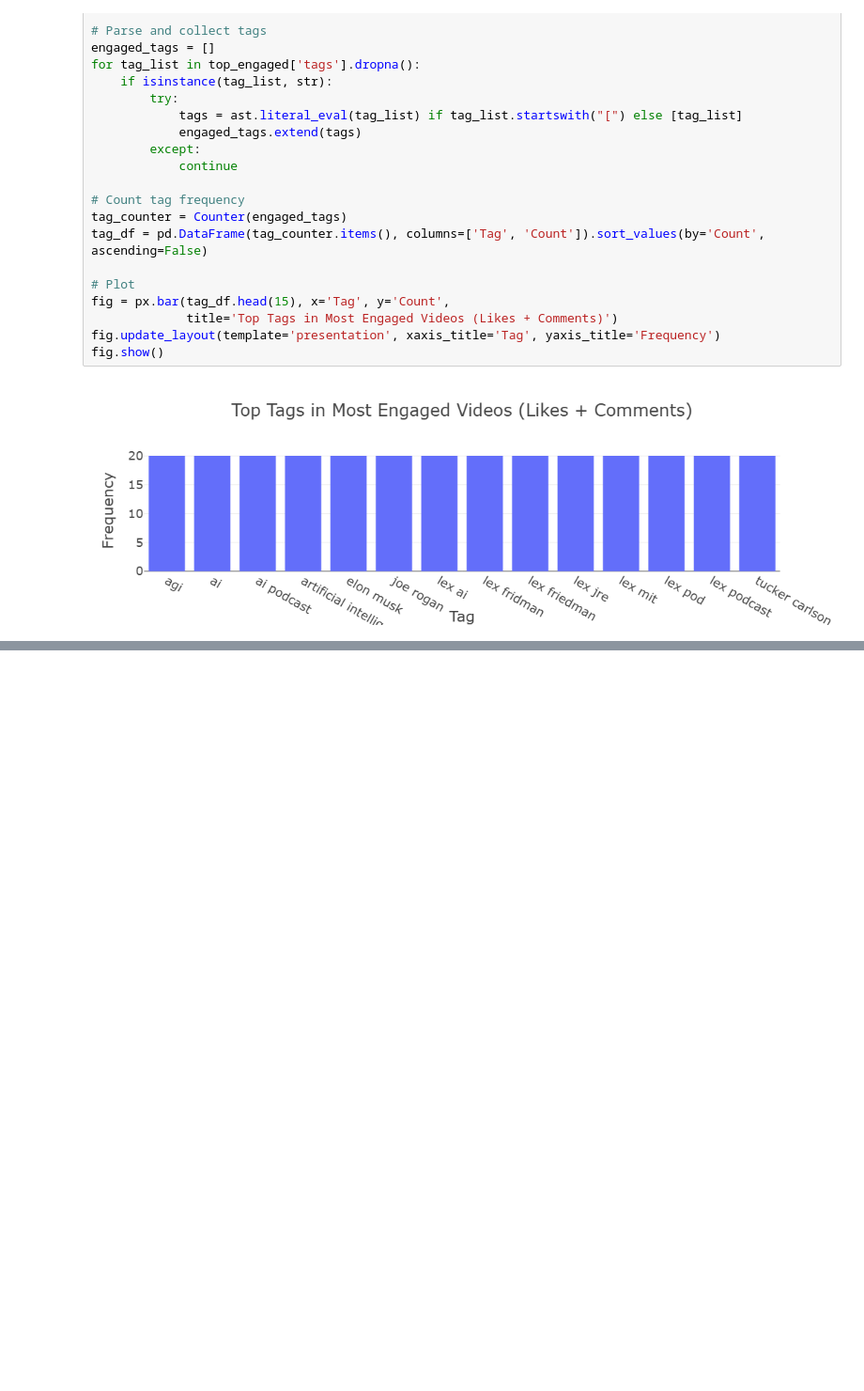
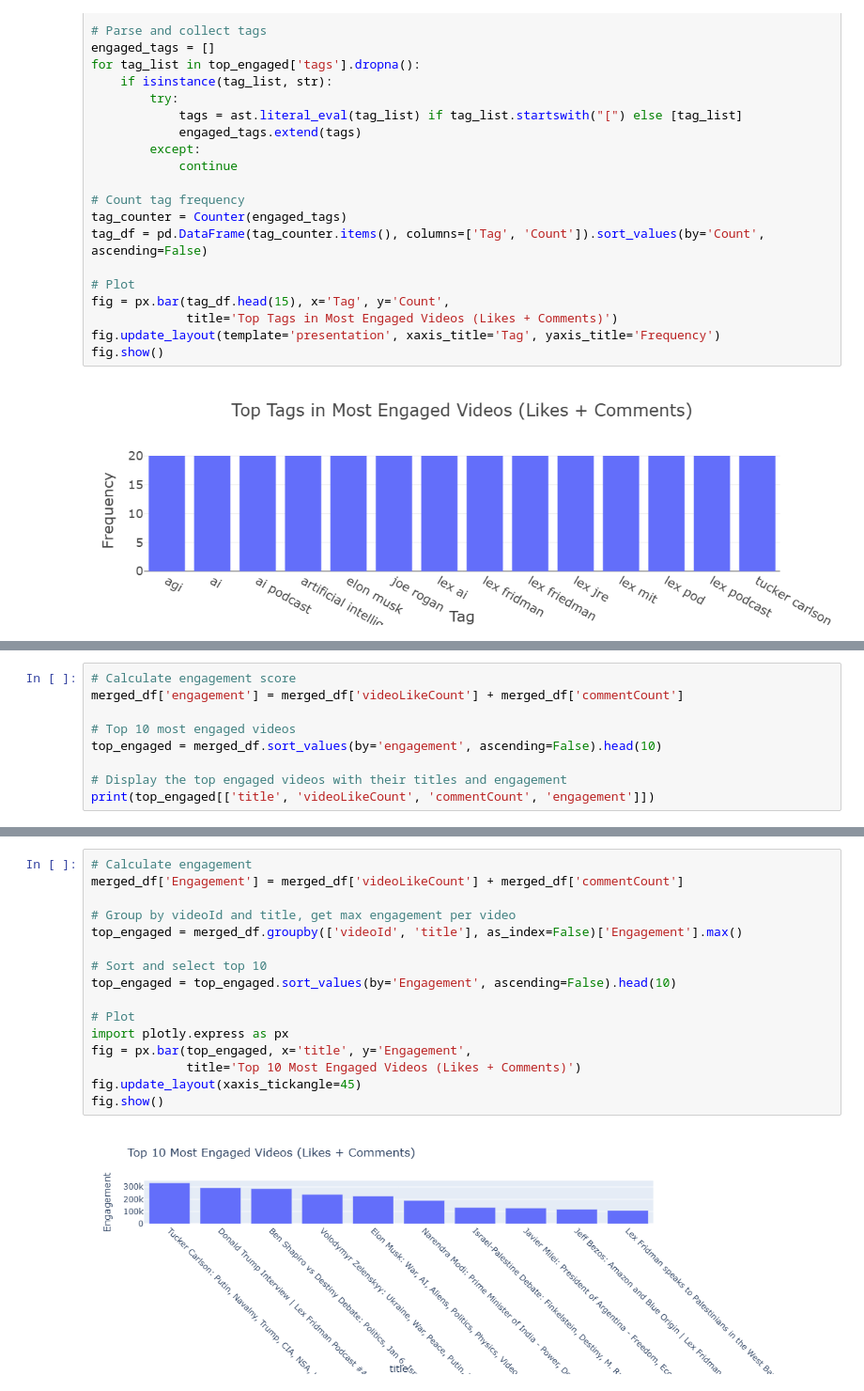
Before and after one commit to ashulahishimwe/youTube_Channel_project, a Jupyter notebook: Notebooks/Data_Analysis.ipynb, the cells around one changed output, grey strips where cells are left out. Shown at 94% size. Saved outputs shown, nothing was run; the diff lists cells and outputs as text; blank space fills up the shorter version.

```diff
--- a/Notebooks/Data_Analysis.ipynb
+++ b/Notebooks/Data_Analysis.ipynb
@@ -299,0 +346,9 @@ Standard Deviation: 14,282
+# %%
+# Calculate engagement score
+merged_df['engagement'] = merged_df['videoLikeCount'] + merged_df['commentCount']
+
+# Top 10 most engaged videos
+top_engaged = merged_df.sort_values(by='engagement', ascending=False).head(10)
+
+# Display the top engaged videos with their titles and engagement
+print(top_engaged[['title', 'videoLikeCount', 'commentCount', 'engagement']])
@@ -299,0 +373,18 @@ Standard Deviation: 14,282
+# %%
+# Calculate engagement
+merged_df['Engagement'] = merged_df['videoLikeCount'] + merged_df['commentCount']
+
+# Group by videoId and title, get max engagement per video
+top_engaged = merged_df.groupby(['videoId', 'title'], as_index=False)['Engagement'].max()
+
+# Sort and select top 10
+top_engaged = top_engaged.sort_values(by='Engagement', ascending=False).head(10)
+
+# Plot
+import plotly.express as px
+fig = px.bar(top_engaged, x='title', y='Engagement',
+             title='Top 10 Most Engaged Videos (Likes + Comments)')
+fig.update_layout(xaxis_tickangle=45)
+fig.show()
+# %% [output]
+[figure, added]
```
Also changed, not shown: parts of 6 cells of this notebook, 1 other file.
